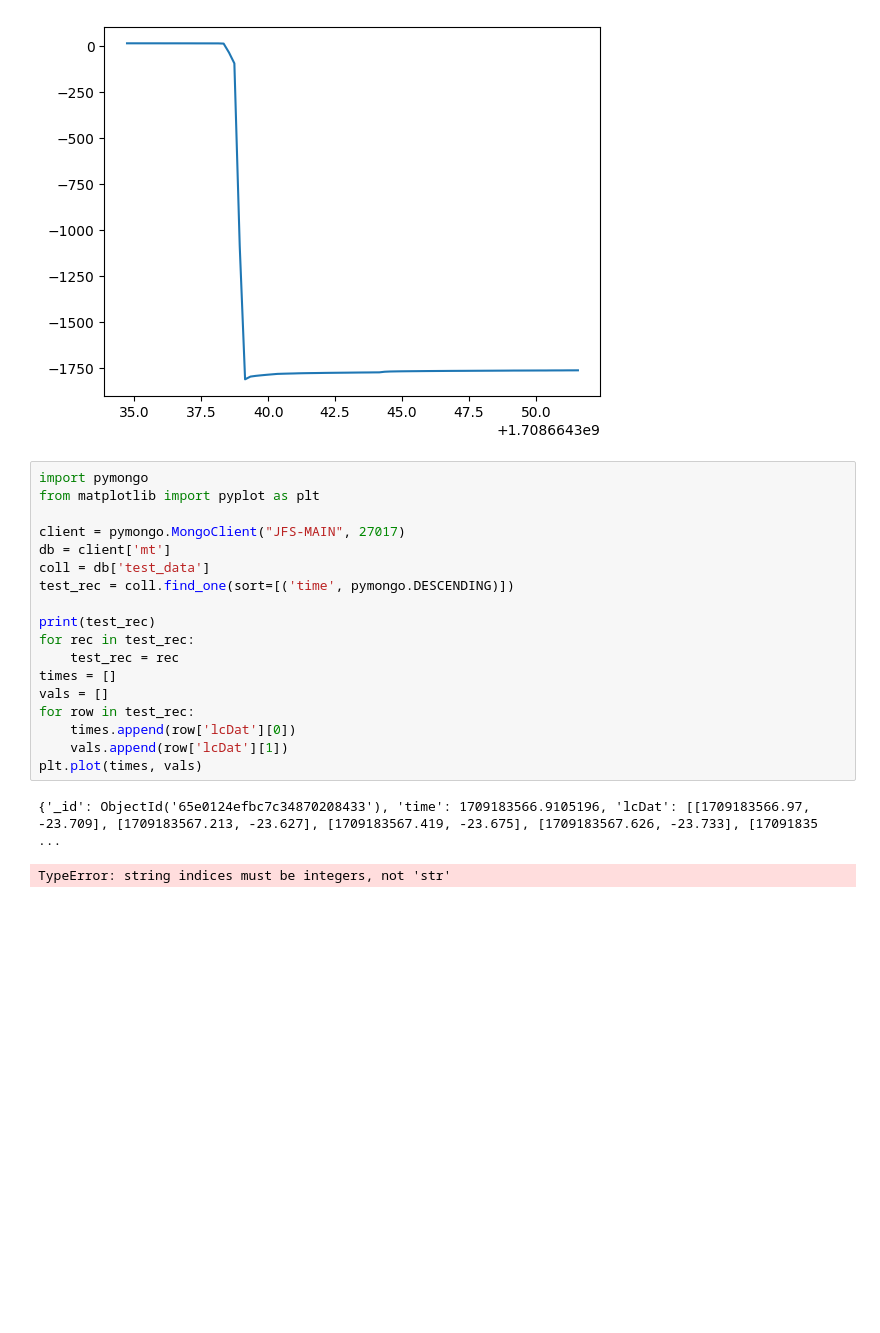
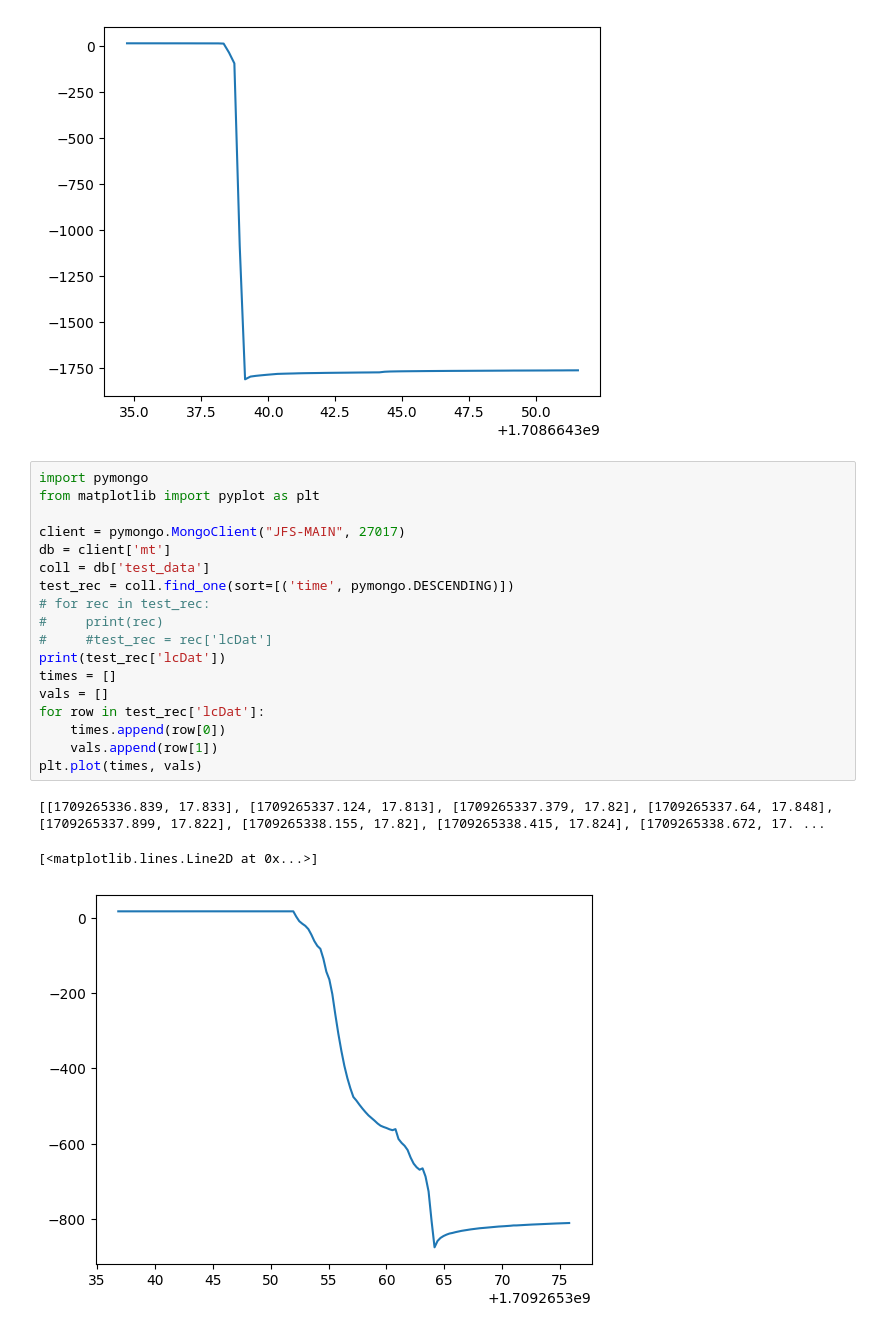
Before and after one commit to BubsBuilds/MechTester, a Jupyter notebook: Tester.ipynb, the cells around one changed output. Cells and saved outputs as stored; diff of their text form; blank space fills up the shorter version.

Commit message:
Fixed plotting in notebook

```diff
--- a/Tester.ipynb
+++ b/Tester.ipynb
@@ -97,21 +97,22 @@ plt.show()
 # %%
 import pymongo
 from matplotlib import pyplot as plt
 
 client = pymongo.MongoClient("JFS-MAIN", 27017)
 db = client['mt']
 coll = db['test_data']
 test_rec = coll.find_one(sort=[('time', pymongo.DESCENDING)])
-
-print(test_rec)
-for rec in test_rec:
-    test_rec = rec
+# for rec in test_rec:
+#     print(rec)
+#     #test_rec = rec['lcDat']
+print(test_rec['lcDat'])
 times = []
 vals = []
-for row in test_rec:
-    times.append(row['lcDat'][0])
-    vals.append(row['lcDat'][1])
+for row in test_rec['lcDat']:
+    times.append(row[0])
+    vals.append(row[1])
 plt.plot(times, vals)
 # %% [output]
-{'_id': ObjectId('65e0124efbc7c34870208433'), 'time': 1709183566.9105196, 'lcDat': [[1709183566.97, -23.709], [1709183567.213, -23.627], [1709183567.419, -23.675], [1709183567.626, -23.733], [17091835 ...
+[[1709265336.839, 17.833], [1709265337.124, 17.813], [1709265337.379, 17.82], [1709265337.64, 17.848], [1709265337.899, 17.822], [1709265338.155, 17.82], [1709265338.415, 17.824], [1709265338.672, 17. ...
-TypeError: string indices must be integers, not 'str'
+[<matplotlib.lines.Line2D at 0x...>]
+[figure, added]
```
